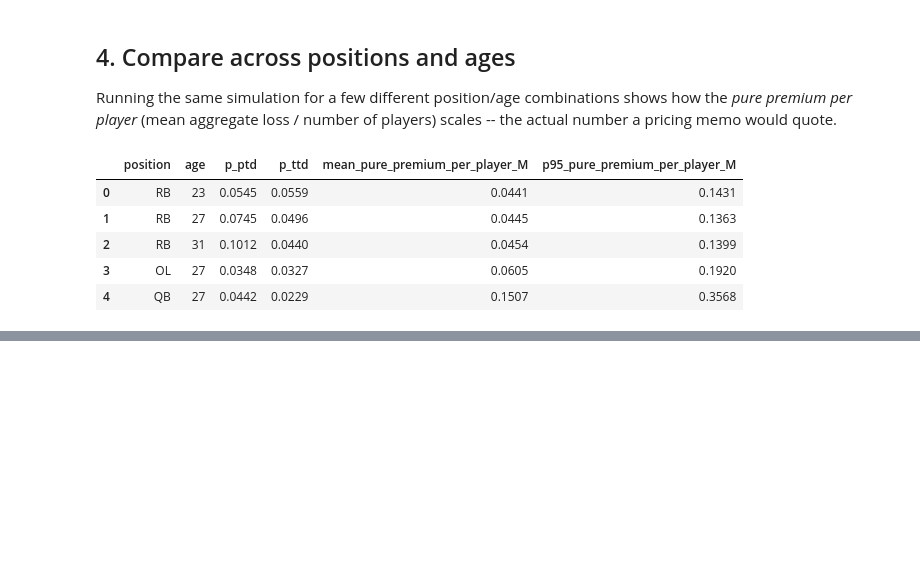
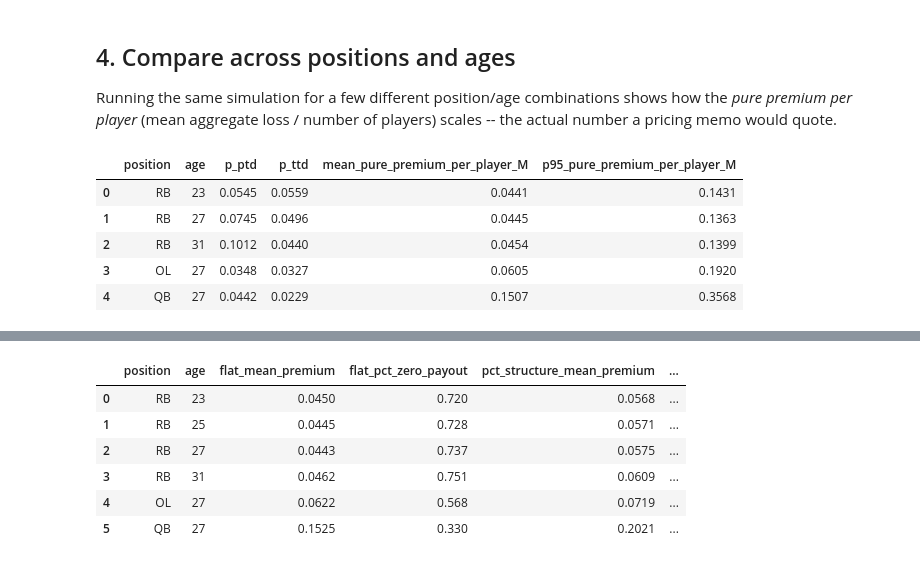
Before and after one commit to gusgoerzen/Pricing-The-Snap, a Jupyter notebook: notebooks/03_pricing_simulation.ipynb, the cells around one changed output, grey strips where cells are left out. Drawn from its saved outputs; the diff is of its cells as text; code cells hidden in the pictures; blank space fills up the shorter version.

```diff
--- a/notebooks/03_pricing_simulation.ipynb
+++ b/notebooks/03_pricing_simulation.ipynb
@@ -103,6 +103,7 @@ def simulate_book(position, age, n_players=50, n_sims=10000, attachment=0.5, lim
     ]["annual_guaranteed_at_risk"].values
 
     totals = np.zeros(n_sims)
+    zero_payout_claims, total_claims = 0, 0
     for i in range(n_sims):
         outcomes = np.random.choice(["none", "PTD", "TTD"], size=n_players, p=probs)
         book_loss = 0.0
@@ -113,10 +114,14 @@ def simulate_book(position, age, n_players=50, n_sims=10000, attachment=0.5, lim
                 loss = np.random.choice(ttd_pool)
             else:
                 continue
+            total_claims += 1
             payout = min(max(loss - attachment, 0), limit)
+            if payout == 0:
+                zero_payout_claims += 1
             book_loss += payout
         totals[i] = book_loss
-    return probs, totals
+    zero_pct = zero_payout_claims / total_claims if total_claims else None
+    return probs, totals, zero_pct
 
 print("Simulation function defined.")
 # %% [output]
@@ -128,7 +133,7 @@ Policy structure: $0.5M attachment point, $5M limit per claim (illustrative
 -- in the same order of magnitude as the real Rodgers TTD policy premiums
 reported by Sportico, which ran $1-4M for ~60% coverage of a $37M salary).
 # %%
-probs, totals = simulate_book("RB", age=25, n_players=50, n_sims=10000, attachment=0.5, limit=5.0)
+probs, totals, _ = simulate_book("RB", age=25, n_players=50, n_sims=10000, attachment=0.5, limit=5.0)
 
 print(f"P(no claim) = {probs[0]:.3f}, P(PTD) = {probs[1]:.3f}, P(TTD) = {probs[2]:.3f}")
 print()
@@ -173,7 +178,7 @@ scenarios = [
 
 rows = []
 for pos, age in scenarios:
-    probs, totals = simulate_book(pos, age, n_players=50, n_sims=5000, attachment=0.5, limit=5.0)
+    probs, totals, _ = simulate_book(pos, age, n_players=50, n_sims=5000, attachment=0.5, limit=5.0)
     rows.append({
         "position": pos, "age": age,
         "p_ptd": probs[1], "p_ttd": probs[2],
@@ -209,0 +275,5 @@ business/underwriting judgment call, not a statistical one.
+# %%
+for pos in ["RB", "OL", "QB"]:
+    pct = zero_payout_rate_flat(pos)
+    n = len(severity[severity.position_group == pos])
+    print(f"{pos}: {pct*100:.1f}% of {n} real claims fall below the $0.5M flat attachment")
@@ -209,0 +292,23 @@ business/underwriting judgment call, not a statistical one.
+# %%
+rows = []
+for pos, age in [("RB", 23), ("RB", 25), ("RB", 27), ("RB", 31), ("OL", 27), ("QB", 27)]:
+    _, flat_totals, flat_zero_pct = simulate_book(pos, age, n_sims=10000)
+    _, pct_totals, pct_zero_pct = simulate_book_pct_structure(pos, age, n_sims=10000)
+    rows.append({
+        "position": pos, "age": age,
+        "flat_mean_premium": round(flat_totals.mean() / 50, 4),
+        "flat_pct_zero_payout": round(flat_zero_pct, 3),
+        "pct_structure_mean_premium": round(pct_totals.mean() / 50, 4),
+        "pct_structure_pct_zero_payout": round(pct_zero_pct, 3),
+    })
+
+comparison = pd.DataFrame(rows)
+comparison
+# %% [output]
+|  | position | age | flat_mean_premium | flat_pct_zero_payout | pct_structure_mean_premium | ... |
+| 0 | RB | 23 | 0.0450 | 0.720 | 0.0568 | ... |
+| 1 | RB | 25 | 0.0445 | 0.728 | 0.0571 | ... |
+| 2 | RB | 27 | 0.0443 | 0.737 | 0.0575 | ... |
+| 3 | RB | 31 | 0.0462 | 0.751 | 0.0609 | ... |
+| 4 | OL | 27 | 0.0622 | 0.568 | 0.0719 | ... |
+| 5 | QB | 27 | 0.1525 | 0.330 | 0.2021 | ... |
```
Also changed, not shown: parts of 6 cells of this notebook.
